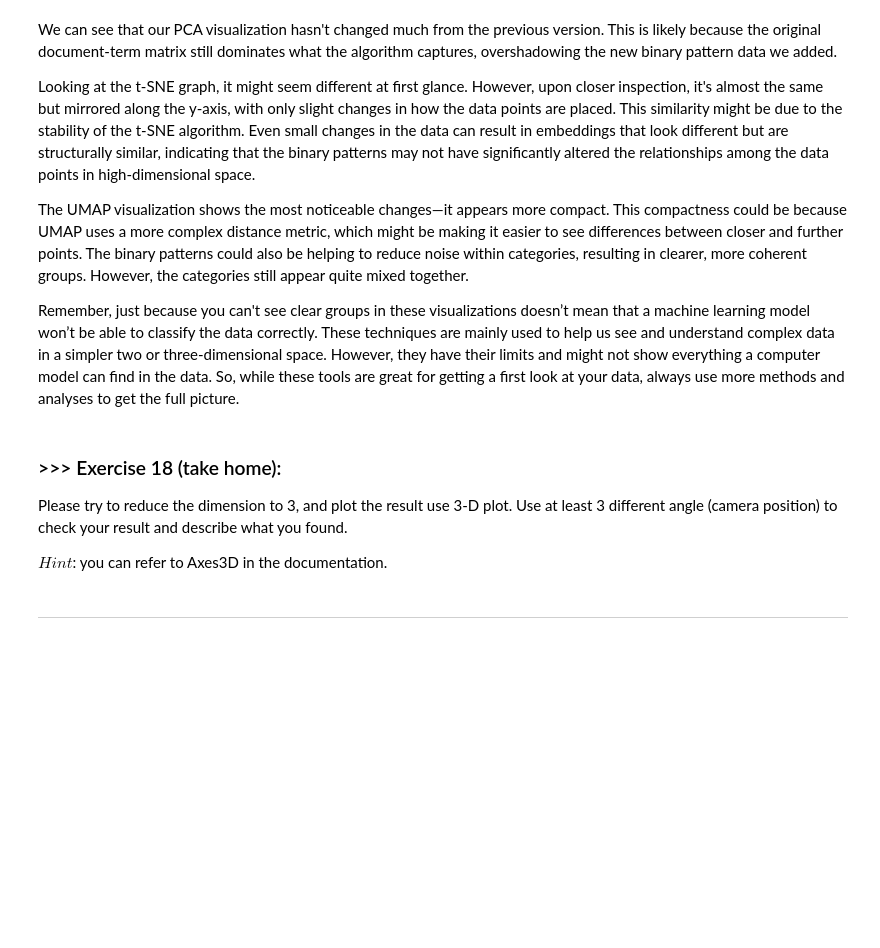
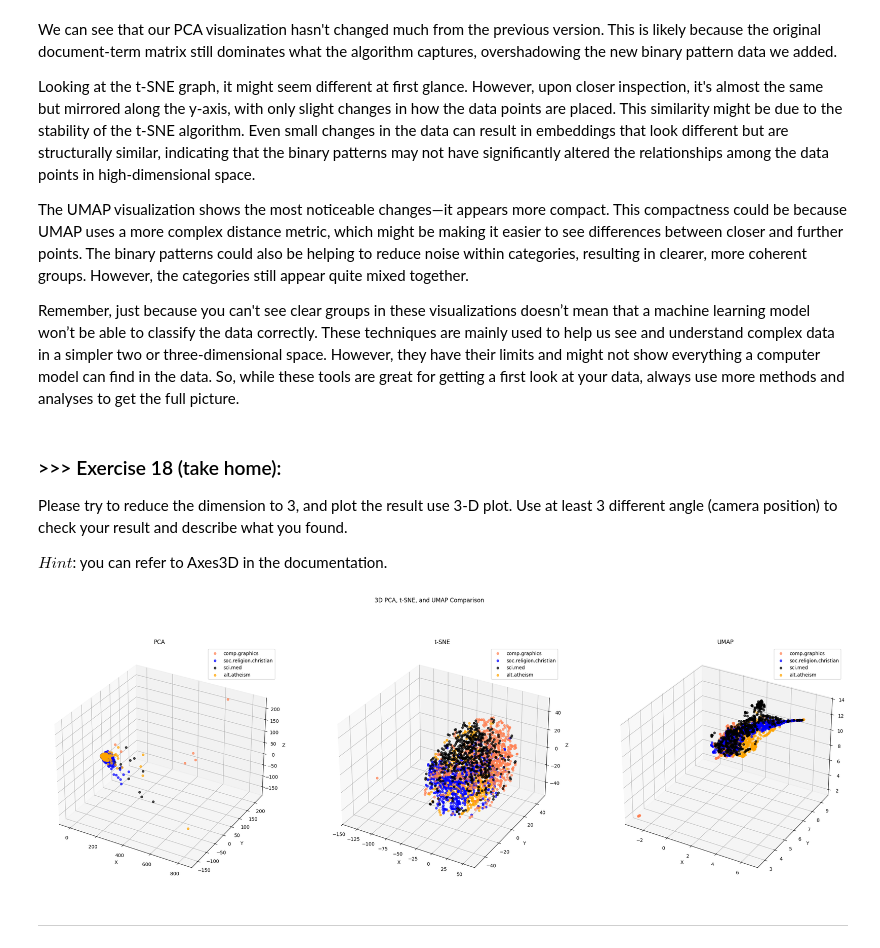
Before and after one commit to samjun99/DM2025-Lab1-Exercise, a Jupyter notebook: DM2025-Lab1-Master.ipynb, the cells around one changed output. Saved outputs shown, nothing was run; the diff lists cells and outputs as text; code cells hidden in the pictures; blank space fills up the shorter version.

```diff
--- a/DM2025-Lab1-Master.ipynb
+++ b/DM2025-Lab1-Master.ipynb
@@ -1893,3 +2183,47 @@ $Hint$: you can refer to Axes3D in the documentation.
+# %%
+#Answer Here
+
+X_pca_aug = PCA(n_components=3).fit_transform(augmented_df.values)
+X_tsne_aug = TSNE(n_components=3).fit_transform(augmented_df.values)
+X_umap_aug = umap.UMAP(n_components=3).fit_transform(augmented_df.values)
+# %%
+from mpl_toolkits.mplot3d import Axes3D
+import matplotlib.pyplot as plt
+
+# Colors and categories (same as before)
+col = ['coral', 'blue', 'black', 'orange']
+categories = X['category_name'].unique()
+
+# Create 3D subplots for PCA, t-SNE, and UMAP
+fig = plt.figure(figsize=(30, 10))
+fig.suptitle('3D PCA, t-SNE, and UMAP Comparison')
+
+ax1 = fig.add_subplot(131, projection='3d')
+ax2 = fig.add_subplot(132, projection='3d')
+ax3 = fig.add_subplot(133, projection='3d')
+
+def plot_scatter_3d(ax, X_reduced, title):
+    for c, category in zip(col, categories):
+        xs = X_reduced[X['category_name'] == category].T[0]
+        ys = X_reduced[X['category_name'] == category].T[1]
+        zs = X_reduced[X['category_name'] == category].T[2]
+        ax.scatter(xs, ys, zs, c=c, marker='o', label=category, alpha=0.7)
+
+    ax.set_title(title)
+    ax.set_xlabel('X')
+    ax.set_ylabel('Y')
+    ax.set_zlabel('Z')
+    ax.legend(loc='best')
+    ax.grid(color='gray', linestyle=':', linewidth=1, alpha=0.3)
+
+# Create 3D scatter plots for PCA, t-SNE, and UMAP
+plot_scatter_3d(ax1, X_pca_aug, 'PCA')
+plot_scatter_3d(ax2, X_tsne_aug, 't-SNE')
+plot_scatter_3d(ax3, X_umap_aug, 'UMAP')
+
+plt.show()
+# %% [output]
+[figure, added]
 # %% [markdown]
 ---
 # %% [markdown]
```
Also changed, not shown: parts of 45 cells of this notebook, 3 other files.
